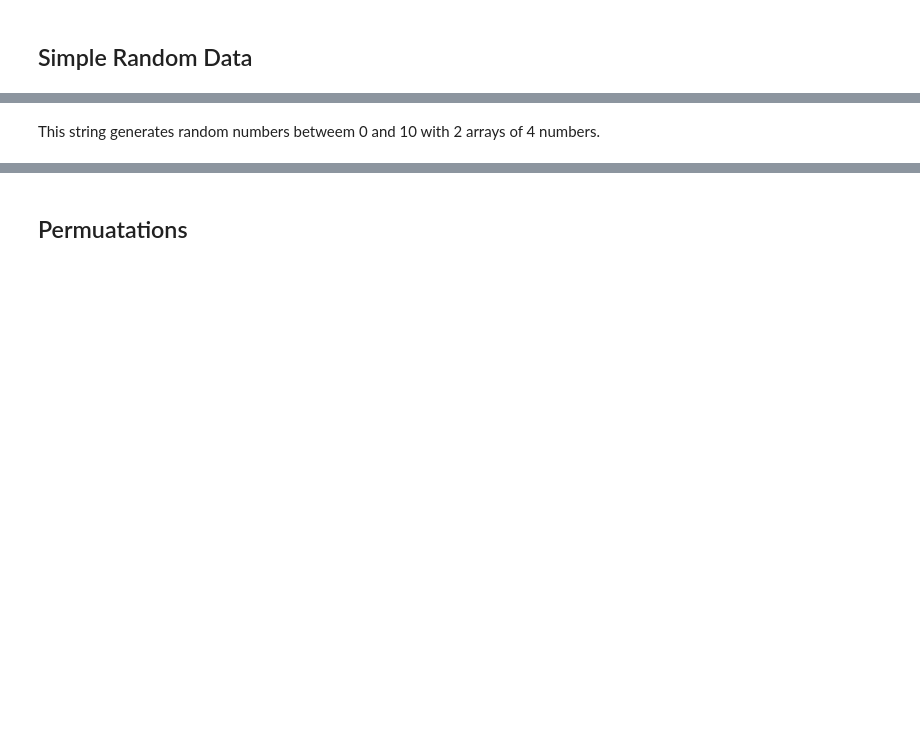
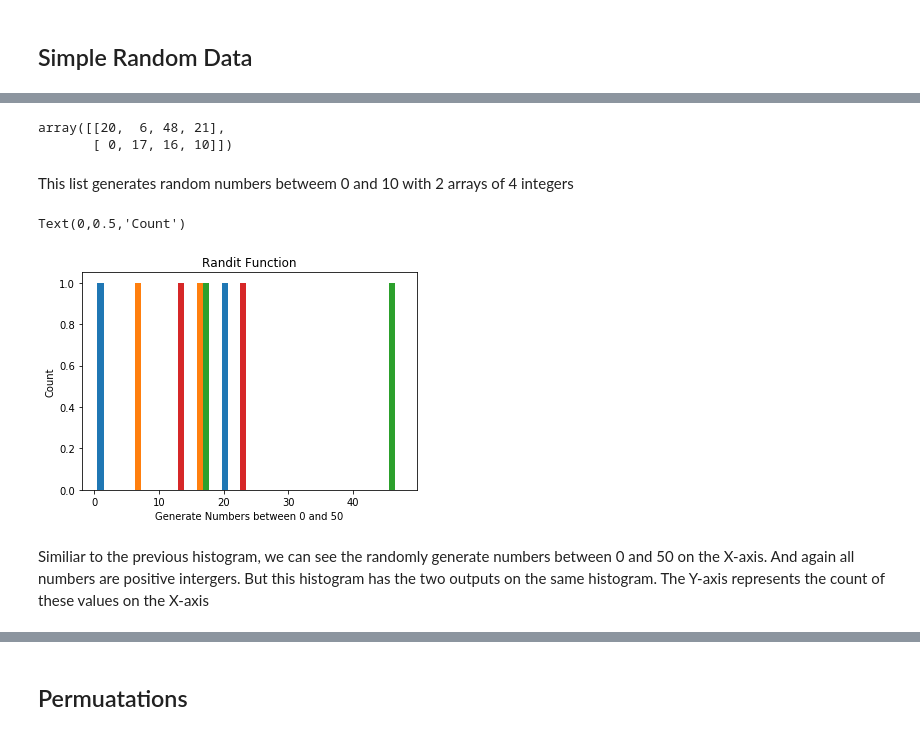
Before and after one commit to JohnADeady/Assignments-Programming-of-DA, a Jupyter notebook: Numpy.Random Package.ipynb, the cells around one changed output, grey strips where cells are left out. Drawn from its saved outputs; the diff is of its cells as text; code cells hidden in the pictures; blank space fills up the shorter version.

```diff
--- a/Numpy.Random Package.ipynb
+++ b/Numpy.Random Package.ipynb
@@ -71,2 +104,21 @@ array([[10,  4,  9,  8],
+# %%
+# Use the random.randint function to generate random numbers between 0 and 10. Size two rows and four numbers.}
+c = np.random.randint(51, size=(2,4))     # 2D array using randit
+c
+# %% [output]
+array([[20,  6, 48, 21],
+       [ 0, 17, 16, 10]])
 # %% [markdown]
-This string generates random numbers betweem 0 and 10 with 2 arrays of 4 numbers.
+This list generates random numbers betweem 0 and 10 with 2 arrays of 4 integers
+# %%
+# Display the array in a in histogram format using matplotlib
+plt.hist(c)                                        # The two arrays on the same histogram
+
+plt.title('Randit Function')                       # Title of Histogram
+plt.xlabel('Generate Numbers between 0 and 50')    # X-axis title
+plt.ylabel('Count')                                # Y-axis title
+# %% [output]
+Text(0,0.5,'Count')
+[figure, added]
+# %% [markdown]
+Similiar to the previous histogram, we can see the randomly generate numbers between 0 and 50 on the X-axis. And again all numbers are positive intergers. But this histogram has the two outputs on the same histogram. The Y-axis represents the count of these values on the X-axis
```
Also changed, not shown: parts of 56 cells of this notebook.
